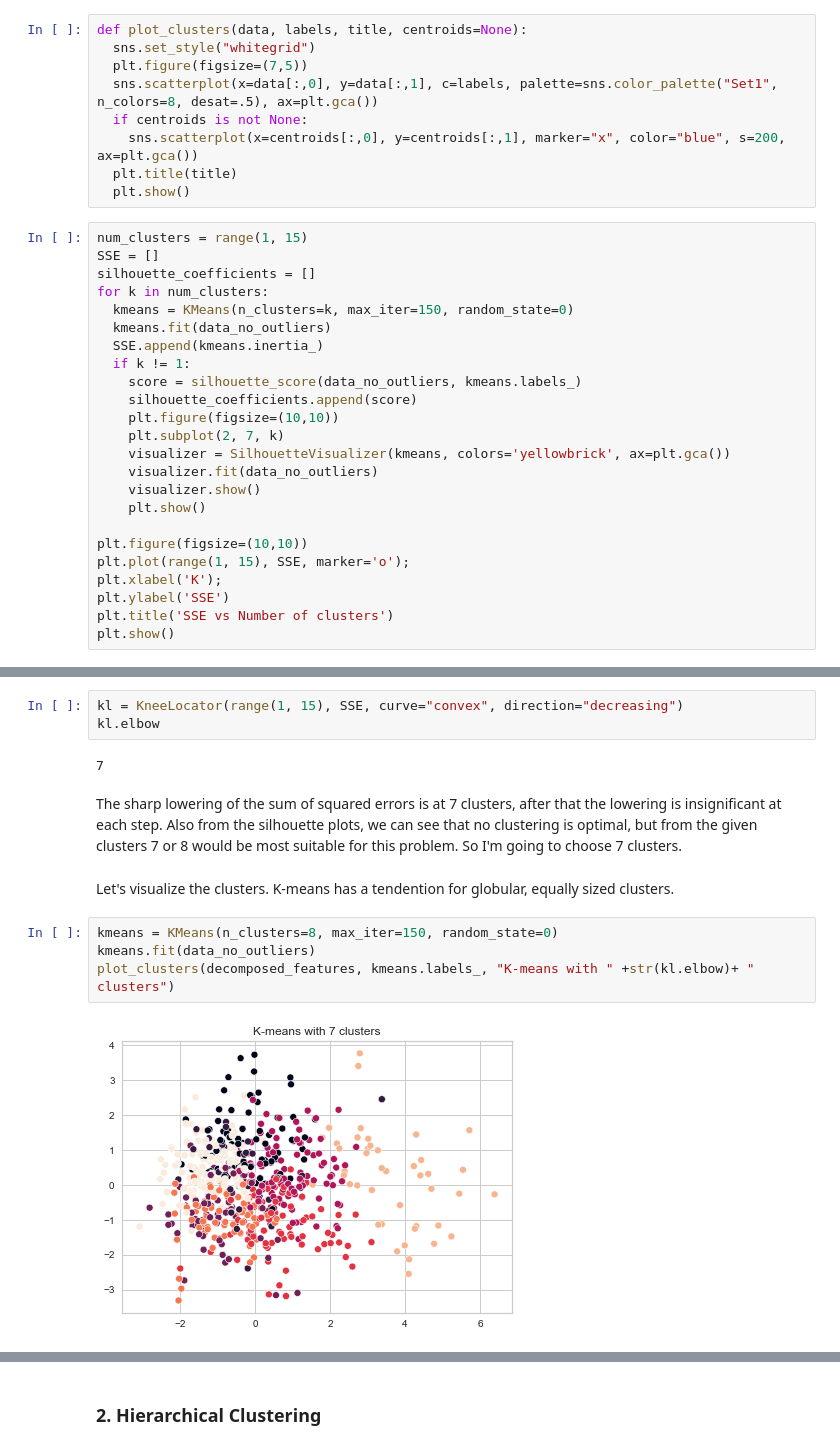
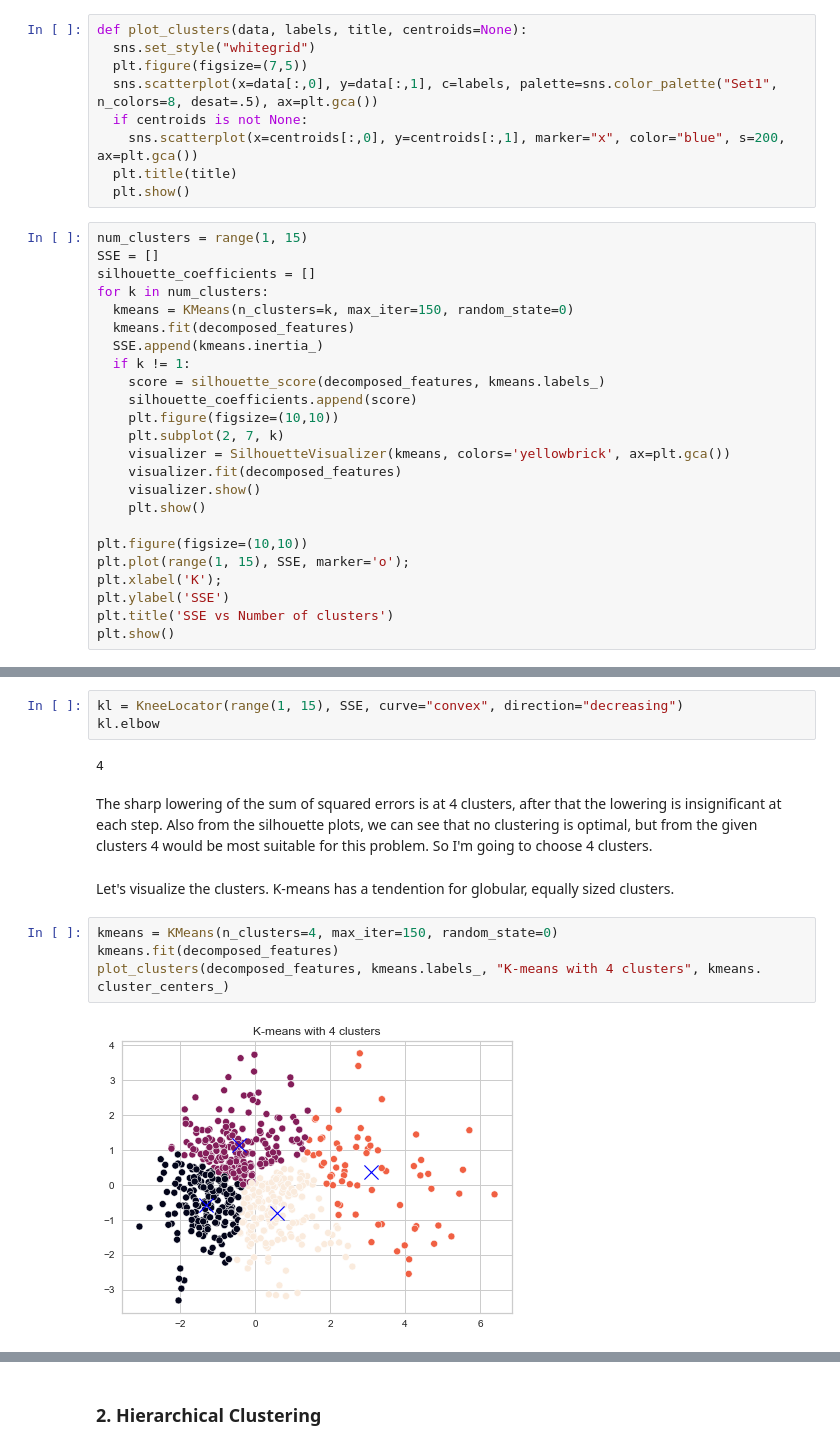
Before and after one commit to MilenaTrajanoska/spotify_top_tracks_analysis, a Jupyter notebook: clustering/clustering.ipynb, the cells around one changed output, grey strips where cells are left out. Saved outputs shown, nothing was run; the diff lists cells and outputs as text.

```diff
--- a/clustering/clustering.ipynb
+++ b/clustering/clustering.ipynb
@@ -117,15 +118,15 @@ SSE = []
 silhouette_coefficients = []
 for k in num_clusters:
   kmeans = KMeans(n_clusters=k, max_iter=150, random_state=0)
-  kmeans.fit(data_no_outliers)
+  kmeans.fit(decomposed_features)
   SSE.append(kmeans.inertia_)
   if k != 1:
-    score = silhouette_score(data_no_outliers, kmeans.labels_)
+    score = silhouette_score(decomposed_features, kmeans.labels_)
     silhouette_coefficients.append(score)
     plt.figure(figsize=(10,10))
     plt.subplot(2, 7, k)
     visualizer = SilhouetteVisualizer(kmeans, colors='yellowbrick', ax=plt.gca())
-    visualizer.fit(data_no_outliers)
+    visualizer.fit(decomposed_features)
     visualizer.show()
     plt.show()
 
@@ -154,15 +155,16 @@ plt.show()
 kl = KneeLocator(range(1, 15), SSE, curve="convex", direction="decreasing")
 kl.elbow
 # %% [output]
-7
+4
 # %% [markdown]
-The sharp lowering of the sum of squared errors is at 7 clusters, after that the lowering is insignificant at each step. Also from the silhouette plots, we can see that no clustering is optimal, but from the given clusters 7 or 8 would be most suitable for this problem. So I'm going to choose 7 clusters.
+The sharp lowering of the sum of squared errors is at 4 clusters, after that the lowering is insignificant at each step. Also from the silhouette plots, we can see that no clustering is optimal, but from the given clusters 4 would be most suitable for this problem. So I'm going to choose 4 clusters.
 # %% [markdown]
 Let's visualize the clusters. K-means has a tendention for globular, equally sized clusters.
 # %%
-kmeans = KMeans(n_clusters=8, max_iter=150, random_state=0)
-kmeans.fit(data_no_outliers)
-plot_clusters(decomposed_features, kmeans.labels_, "K-means with " +str(kl.elbow)+ " clusters")
+kmeans = KMeans(n_clusters=4, max_iter=150, random_state=0)
+kmeans.fit(decomposed_features)
+plot_clusters(decomposed_features, kmeans.labels_, "K-means with 4 clusters", kmeans.
+cluster_centers_)
 # %% [output]
-[figure, old version]
+[figure, new version]
 # %%
```
Also changed, not shown: parts of 21 cells of this notebook, 1 other file.
